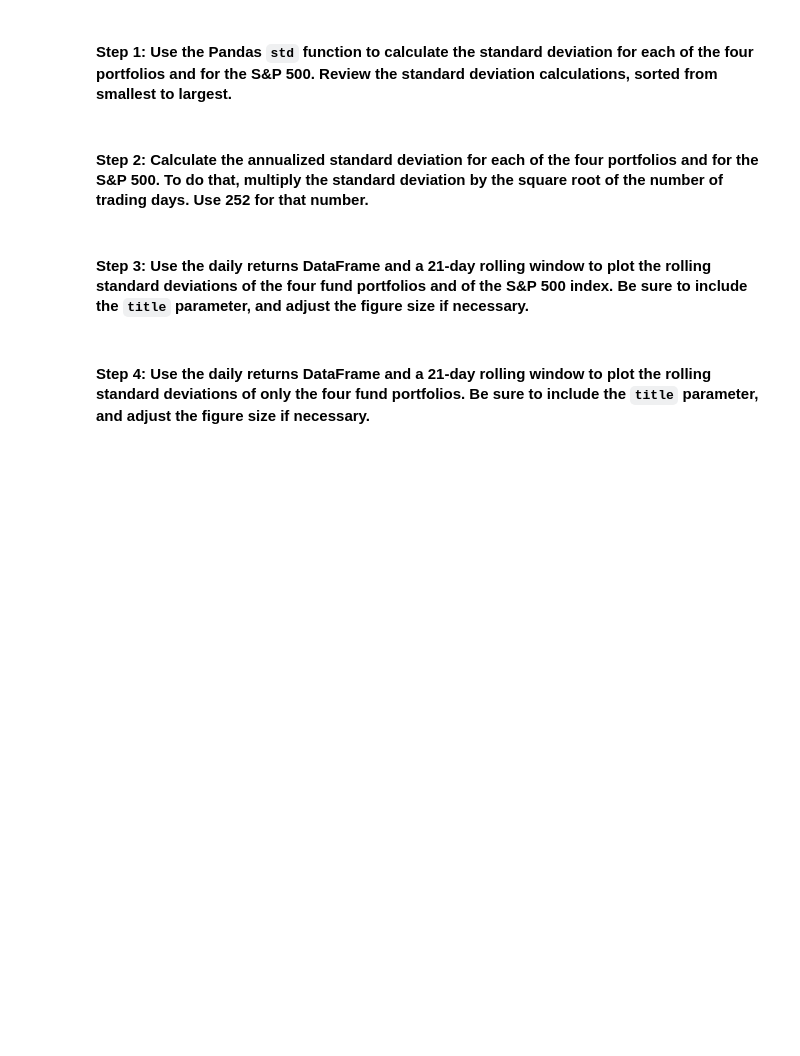
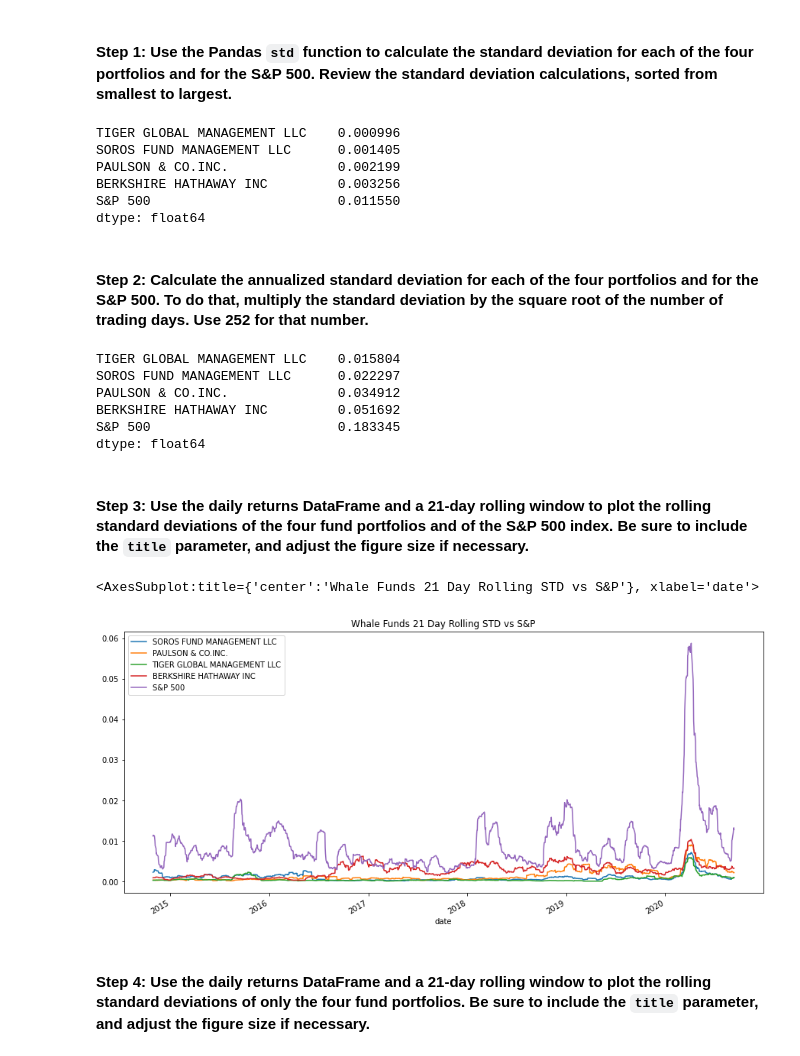
Before and after one commit to mathias1020/Challenge_4, a Jupyter notebook: risk_return_analysis.ipynb, the cells around one changed output. Cells and saved outputs as stored; diff of their text form; code cells hidden in the pictures; blank space fills up the shorter version.

```diff
--- a/risk_return_analysis.ipynb
+++ b/risk_return_analysis.ipynb
@@ -236,20 +240,38 @@ Evaluate the risk profile of each portfolio by using the standard deviation and
 # %%
 # Calculate and sort the standard deviation for all 4 portfolios and the S&P 500
 # Review the standard deviations sorted smallest to largest
-# YOUR CODE HERE
+whale_funds_std = whale_funds_daily_returns.std().sort_values()
+whale_funds_std
+# %% [output]
+TIGER GLOBAL MANAGEMENT LLC    0.000996
+SOROS FUND MANAGEMENT LLC      0.001405
+PAULSON & CO.INC.              0.002199
+BERKSHIRE HATHAWAY INC         0.003256
+S&P 500                        0.011550
+dtype: float64
 # %% [markdown]
 #### Step 2: Calculate the annualized standard deviation for each of the four portfolios and for the S&P 500. To do that, multiply the standard deviation by the square root of the number of trading days. Use 252 for that number.
 # %%
 # Calculate and sort the annualized standard deviation (252 trading days) of the 4 portfolios and the S&P 500
 # Review the annual standard deviations smallest to largest
-# YOUR CODE HERE
+whale_funds_annualized_std = whale_funds_std * np.sqrt(252)
+whale_funds_annualized_std.sort_values()
+# %% [output]
+TIGER GLOBAL MANAGEMENT LLC    0.015804
+SOROS FUND MANAGEMENT LLC      0.022297
+PAULSON & CO.INC.              0.034912
+BERKSHIRE HATHAWAY INC         0.051692
+S&P 500                        0.183345
+dtype: float64
 # %% [markdown]
 #### Step 3: Use the daily returns DataFrame and a 21-day rolling window to plot the rolling standard deviations of the four fund portfolios and of the S&P 500 index. Be sure to include the `title` parameter, and adjust the figure size if necessary.
 # %%
 # Using the daily returns DataFrame and a 21-day rolling window,
 # plot the rolling standard deviation of the 4 portfolios and the S&P 500
-# Include a title parameter and adjust the figure size
-# YOUR CODE HERE
+whale_funds_daily_returns.rolling(window=21).std().plot(figsize=(15,7), title= "Whale Funds 21 Day Rolling STD vs S&P")
+# %% [output]
+<AxesSubplot:title={'center':'Whale Funds 21 Day Rolling STD vs S&P'}, xlabel='date'>
+[figure, added]
 # %% [markdown]
 #### Step 4: Use the daily returns DataFrame and a 21-day rolling window to plot the rolling standard deviations of only the four fund portfolios. Be sure to include the `title` parameter, and adjust the figure size if necessary.
 # %%
```
Also changed, not shown: parts of 4 cells of this notebook.
